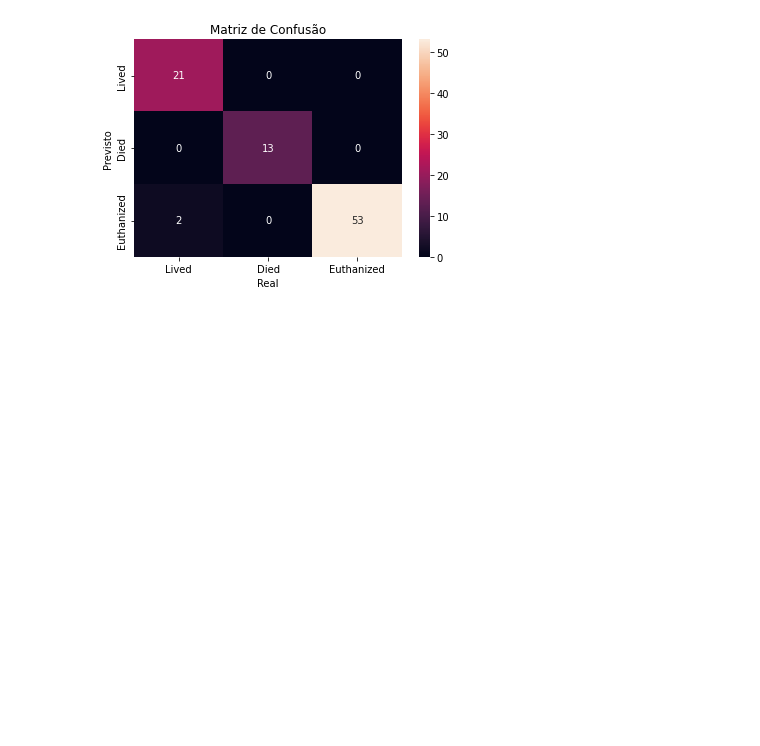
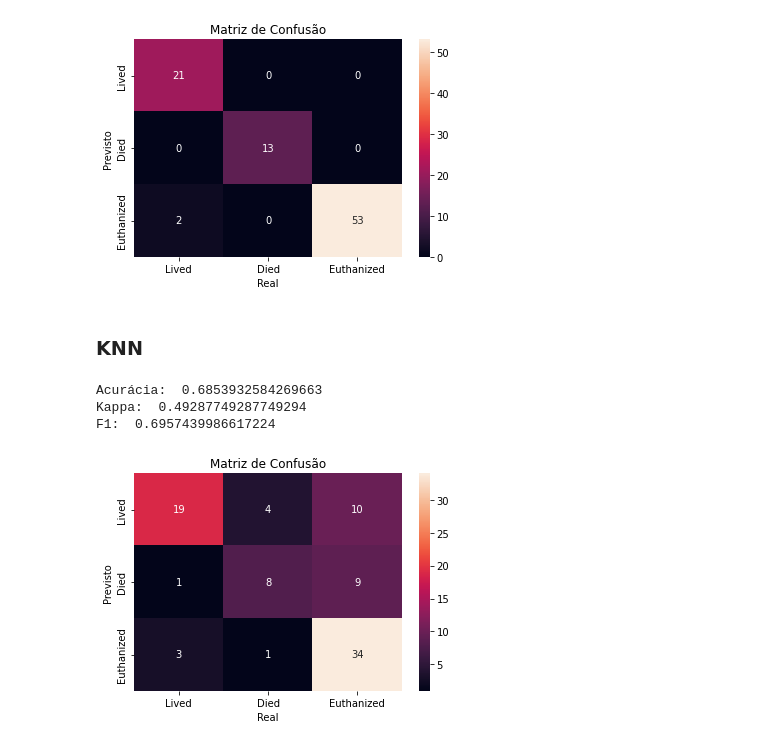
Before and after one commit to victorgrrtj/dmwork, a Jupyter notebook: Horse.ipynb, the cells around one changed output. Saved outputs shown, nothing was run; the diff lists cells and outputs as text; code cells hidden in the pictures; blank space fills up the shorter version.

```diff
--- a/Horse.ipynb
+++ b/Horse.ipynb
@@ -626,13 +827,0 @@ F1:  0.8890891240318535
-# %%
-#RF com UnderSampler
-
-ros = RandomUnderSampler(random_state=1)
-# Append classifier to preprocessing pipeline.
-# Now we have a full prediction pipeline.
-clf = Pipe(steps=[
-                      ('preprocessor', preprocessor),
-                      ('ros', ros),
-                      ('classifier', RandomForestClassifier(min_samples_leaf=5, random_state=1))])
-
-clf.fit(X_train, y_train)
-predict_and_evaluate(X_test, y_test)
@@ -717,3 +868,20 @@ Acurácia:  0.9775280898876404
 Kappa:  0.9591180523656408
 F1:  0.9772254378995952
 [figure]
+# %% [markdown]
+### KNN
+# %%
+#KNN com UnderSampler
+
+clf = Pipe(steps=[
+                      ('preprocessor', preprocessor),
+                      ('rus', rus),
+                      ('classifier', KNeighborsClassifier())])
+
+clf.fit(X_train, y_train)
+predict_and_evaluate(X_test, y_test)
+# %% [output]
+Acurácia:  0.6853932584269663
+Kappa:  0.49287749287749294
+F1:  0.6957439986617224
+[figure, added]
```
Also changed, not shown: parts of 66 cells of this notebook.
